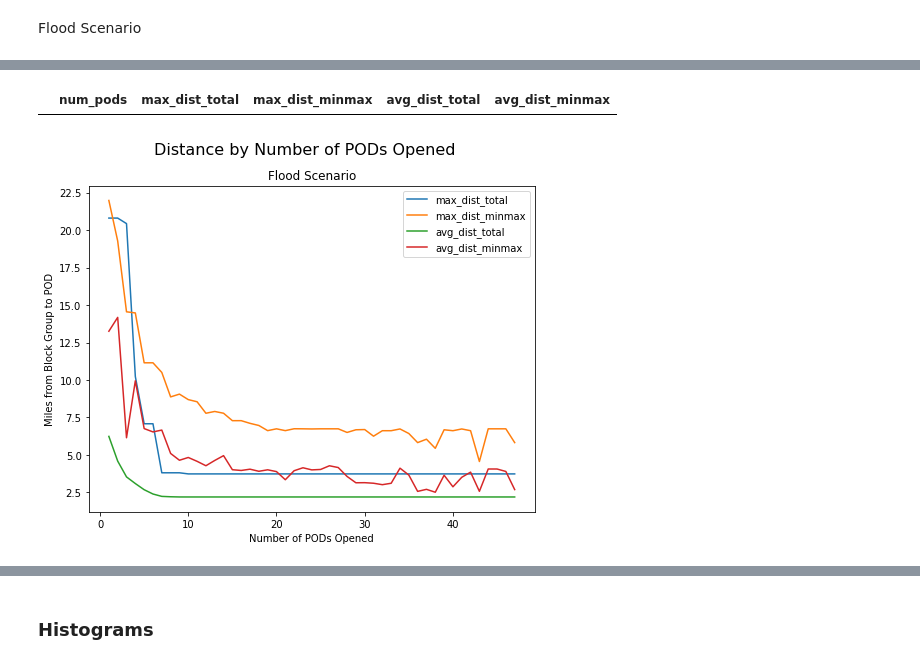
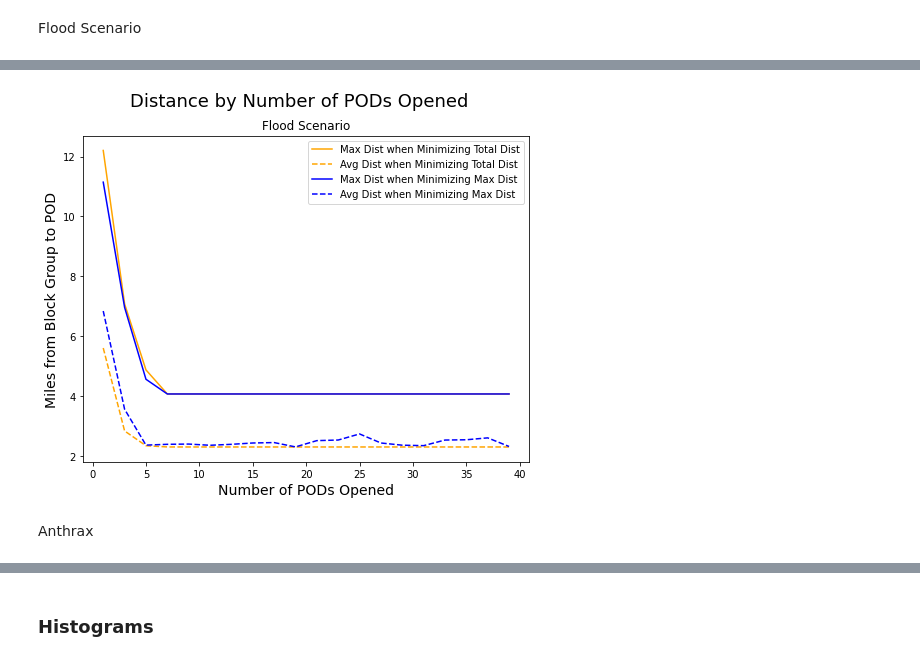
Before and after one commit to espeigle36/points-of-dispense, a Jupyter notebook: Analysis_E.ipynb, the cells around one changed output, grey strips where cells are left out. Cells and saved outputs as stored; diff of their text form; code cells hidden in the pictures.

```diff
--- a/Analysis_E.ipynb
+++ b/Analysis_E.ipynb
@@ -33,6 +46,10 @@ infile.close()
 infile = open('pods_flood_minmax','rb')
 pods_flood_minmax = pickle.load(infile)
 infile.close()
+# %%
+infile = open('pods_flood_minmax2','rb')
+pods_flood_minmax2 = pickle.load(infile)
+infile.close()
 # %%
 infile = open('pods_anthrax_total','rb')
 pods_anthrax_total = pickle.load(infile)
@@ -114,25 +113,21 @@ plt.show()
 Flood Scenario
 # %%
 dist_flood_compare = {'num_pods':[],
-                'max_dist_total':[],
-                'max_dist_minmax':[],
-                'avg_dist_total':[],
-                'avg_dist_minmax':[]}
+                      'max_dist_total':[],
+                      'max_dist_minmax':[],
+                      'avg_dist_total':[],
+                      'avg_dist_minmax':[]}
 
-for k in pods_flood_total.keys():
+for k in pods_flood_minmax2.keys():
     dist_flood_compare['num_pods'].append(k)
 
     # Minimize total distance
-    total_list = [N[j] * [dist[j,i]] for [j,i] in pods_flood_total[k]]
-    total_list_flat = [item for sublist in total_list for item in sublist]
-    avg_total = sum(total_list_flat)/len(total_list_flat)
-    max_total = max(total_list_flat)
+    avg_total = sum([dist[j,i] * N[j] * f_prop[j] for [j,i] in pods_flood_total2[k]])/sum([N[j] * f_prop[j] for [j,i] in pods_flood_total2[k]])
+    max_total = max([dist[j,i] for [j,i] in pods_flood_total2[k] if (N[j] * f_prop[j])>0])
 
     # Minimize maximum distance
-    minmax_list = [N[j] * [dist[j,i]] for [j,i] in pods_flood_minmax[k]]
-    minmax_list_flat = [item for sublist in minmax_list for item in sublist]
-    avg_minmax = sum(minmax_list_flat)/len(minmax_list_flat)
-    max_minmax = max(minmax_list_flat)
+    avg_minmax = sum([dist[j,i] * N[j] * f_prop[j] for [j,i] in pods_flood_minmax2[k]])/sum([N[j] * f_prop[j] for [j,i] in pods_flood_minmax2[k]])
+    max_minmax = max([dist[j,i] for [j,i] in pods_flood_minmax2[k] if (N[j] * f_prop[j])>0])
 
     dist_flood_compare['max_dist_total'].append(max_total)
     dist_flood_compare['max_dist_minmax'].append(max_minmax)
@@ -152,17 +138,23 @@ dist_flood_df.head()
-# %%
-dist_flood_df[dist_flood_df['avg_dist_minmax'] > dist_flood_df['max_dist_minmax']]
-# %% [output]
-|  | num_pods | max_dist_total | max_dist_minmax | avg_dist_total | avg_dist_minmax |
 # %%
 cols = ['max_dist_total','max_dist_minmax','avg_dist_total','avg_dist_minmax']
 # %%
 plt.figure(figsize=(8,6))
-plt.plot(dist_flood_df['num_pods'], dist_flood_df[cols])
-plt.suptitle('Distance by Number of PODs Opened', size=16)
+
+plt.plot(dist_flood_df['num_pods'], dist_flood_df['max_dist_total'], ls='-', color='orange',
+         label='Max Dist when Minimizing Total Dist')
+plt.plot(dist_flood_df['num_pods'], dist_flood_df['avg_dist_total'], ls='--', color='orange',
+         label='Avg Dist when Minimizing Total Dist')
+plt.plot(dist_flood_df['num_pods'], dist_flood_df['max_dist_minmax'],
+         'b-', label='Max Dist when Minimizing Max Dist')
+plt.plot(dist_flood_df['num_pods'], dist_flood_df['avg_dist_minmax'],
+         'b--', label='Avg Dist when Minimizing Max Dist')
+plt.suptitle('Distance by Number of PODs Opened', size=18)
 plt.title('Flood Scenario')
-plt.ylabel('Miles from Block Group to POD')
-plt.xlabel('Number of PODs Opened')
-plt.legend(cols)
+plt.ylabel('Miles from Block Group to POD', size=14)
+plt.xlabel('Number of PODs Opened', size=14)
+plt.legend()
 plt.show()
 # %% [output]
-[figure, old version]
+[figure, new version]
+# %% [markdown]
+Anthrax
```
Also changed, not shown: parts of 38 cells of this notebook.
